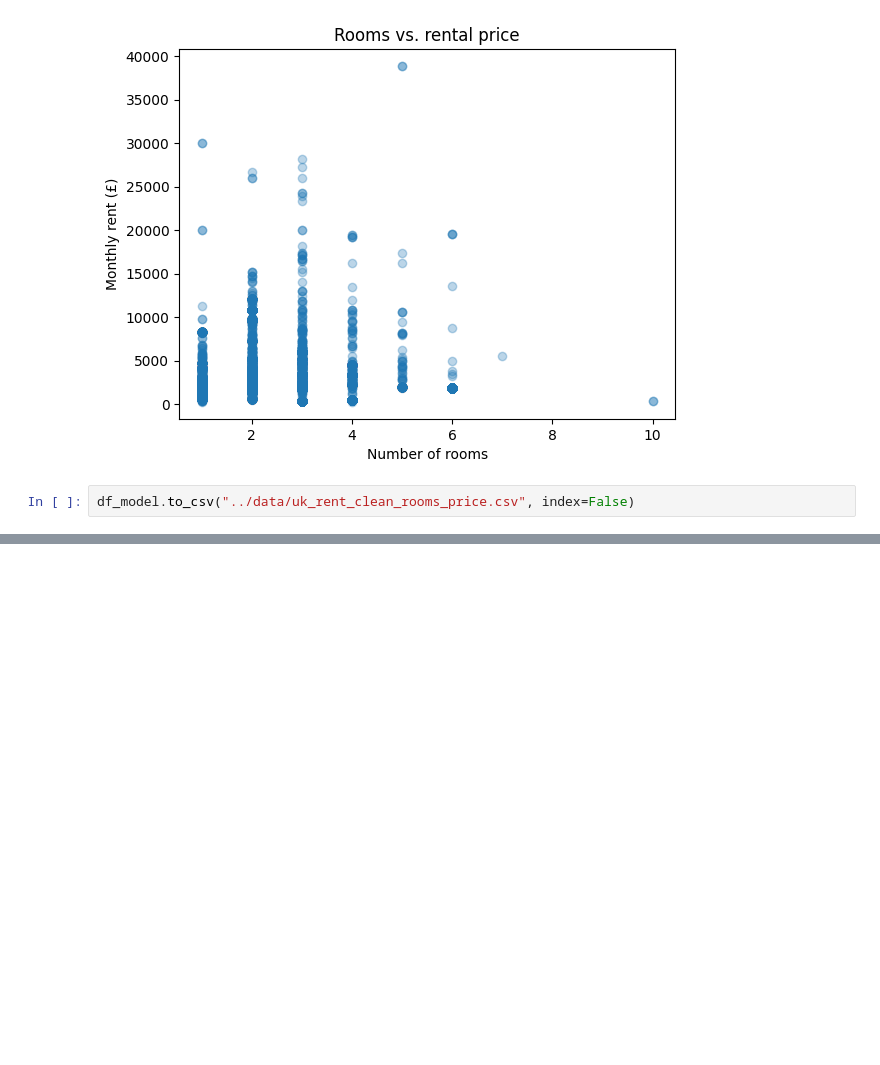
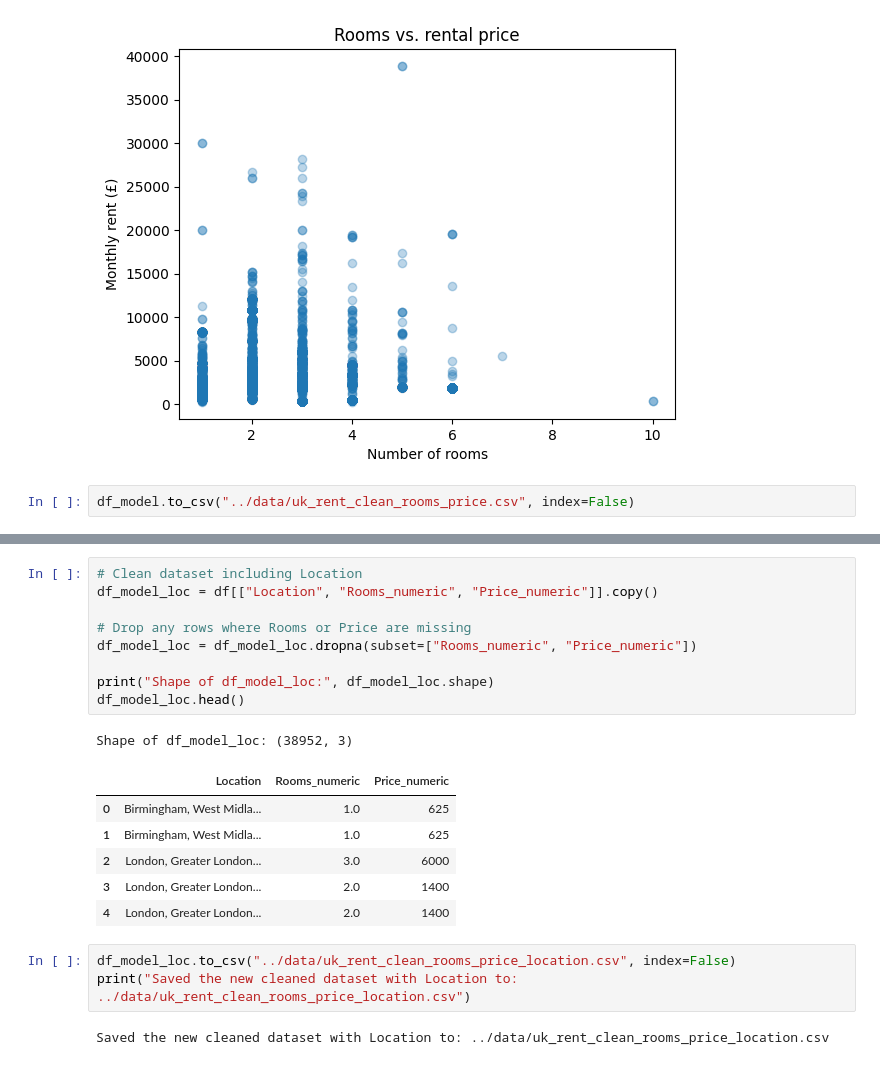
Before and after one commit to aztecx/uk-rental-price-prediction-linear-regression, a Jupyter notebook: notebooks/01_data_exploration.ipynb, the cells around one changed output, grey strips where cells are left out. Saved outputs shown, nothing was run; the diff lists cells and outputs as text; blank space fills up the shorter version.

```diff
--- a/notebooks/01_data_exploration.ipynb
+++ b/notebooks/01_data_exploration.ipynb
@@ -240,0 +244,22 @@ df_model.to_csv("../data/uk_rent_clean_rooms_price.csv", index=False)
+# %%
+# Clean dataset including Location
+df_model_loc = df[["Location", "Rooms_numeric", "Price_numeric"]].copy()
+
+# Drop any rows where Rooms or Price are missing
+df_model_loc = df_model_loc.dropna(subset=["Rooms_numeric", "Price_numeric"])
+
+print("Shape of df_model_loc:", df_model_loc.shape)
+df_model_loc.head()
+# %% [output]
+Shape of df_model_loc: (38952, 3)
+|  | Location | Rooms_numeric | Price_numeric |
+| 0 | Birmingham, West Midla... | 1.0 | 625 |
+| 1 | Birmingham, West Midla... | 1.0 | 625 |
+| 2 | London, Greater London... | 3.0 | 6000 |
+| 3 | London, Greater London... | 2.0 | 1400 |
+| 4 | London, Greater London... | 2.0 | 1400 |
+# %%
+df_model_loc.to_csv("../data/uk_rent_clean_rooms_price_location.csv", index=False)
+print("Saved the new cleaned dataset with Location to: ../data/uk_rent_clean_rooms_price_location.csv")
+# %% [output]
+Saved the new cleaned dataset with Location to: ../data/uk_rent_clean_rooms_price_location.csv
```
Also changed, not shown: parts of 1 cell of this notebook, 2 other files.
